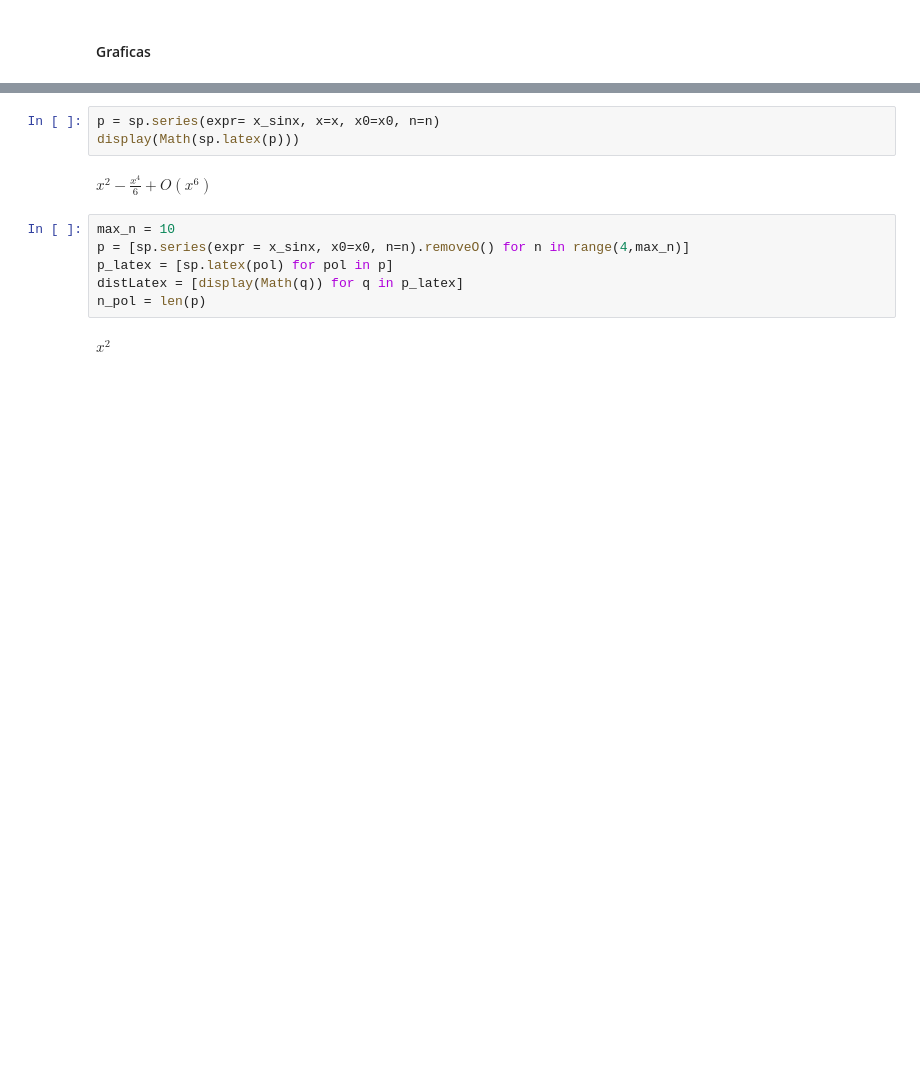
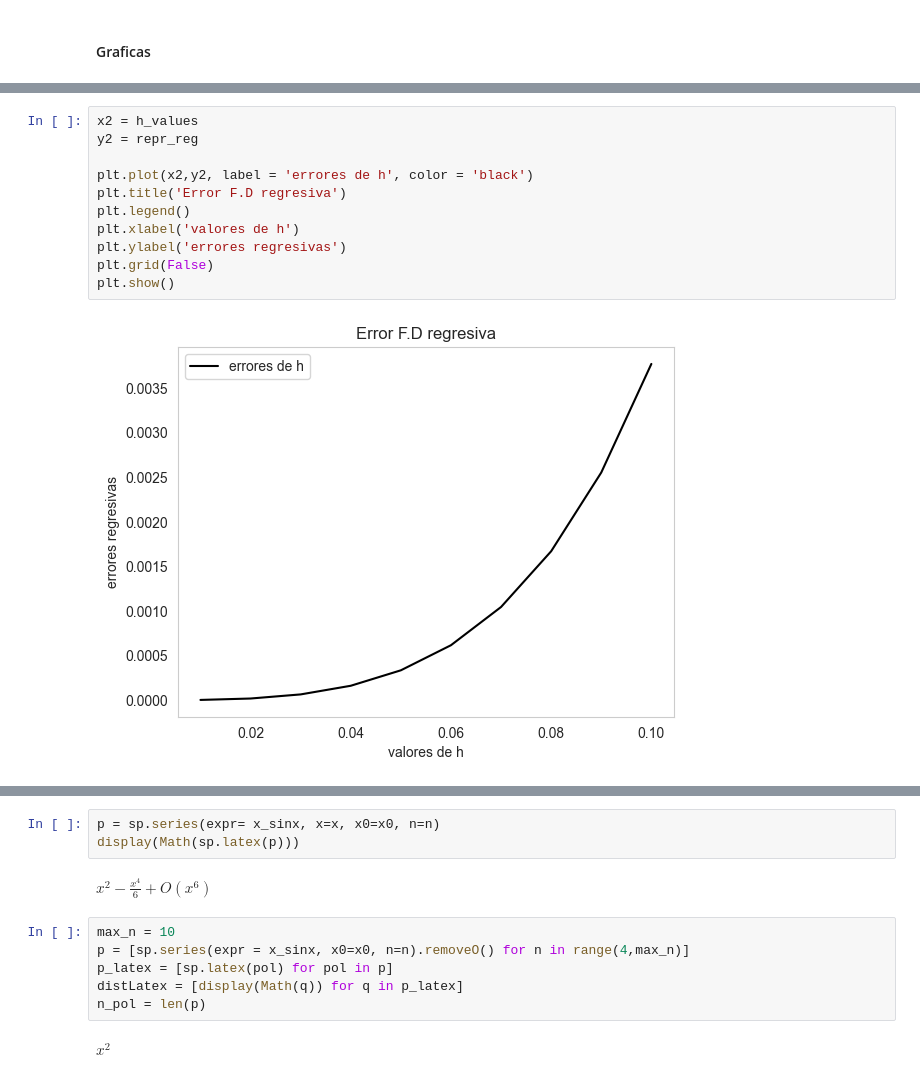
Before and after one commit to K3nnyZY/computer-solutions, a Jupyter notebook: taller.ipynb, the cells around one changed output, grey strips where cells are left out. Drawn from its saved outputs; the diff is of its cells as text; blank space fills up the shorter version.

```diff
--- a/taller.ipynb
+++ b/taller.ipynb
@@ -104,0 +285,13 @@ Halle las fórmulas de diferencias progresivas, regresivas y centrales para cual
+# %%
+x2 = h_values
+y2 = repr_reg
+
+plt.plot(x2,y2, label = 'errores de h', color = 'black')
+plt.title('Error F.D regresiva')
+plt.legend()
+plt.xlabel('valores de h')
+plt.ylabel('errores regresivas')
+plt.grid(False)
+plt.show()
+# %% [output]
+[figure, added]
```
Also changed, not shown: parts of 26 cells of this notebook, 3 other files.
